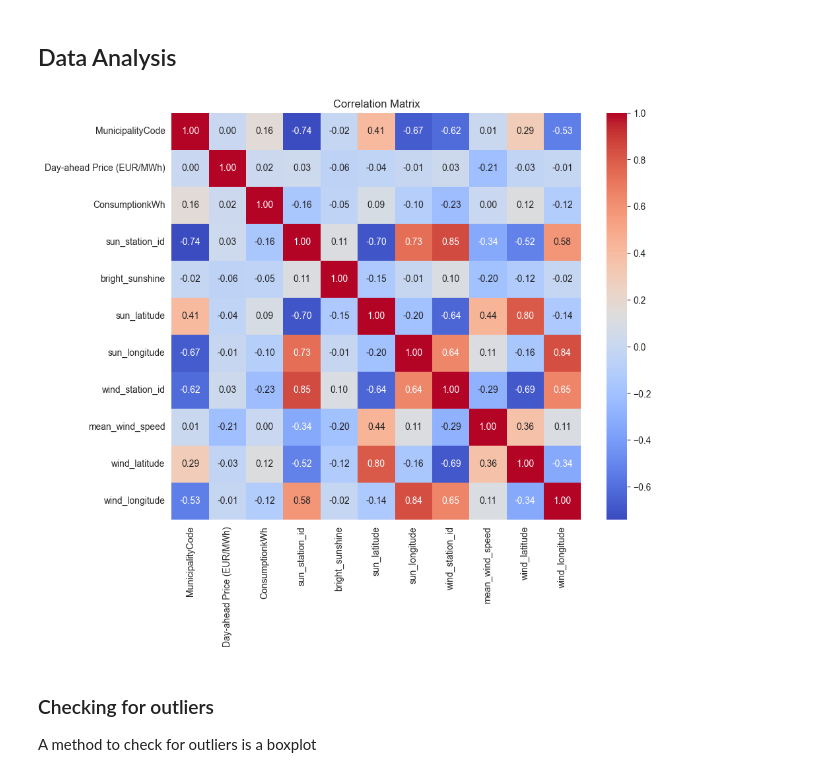
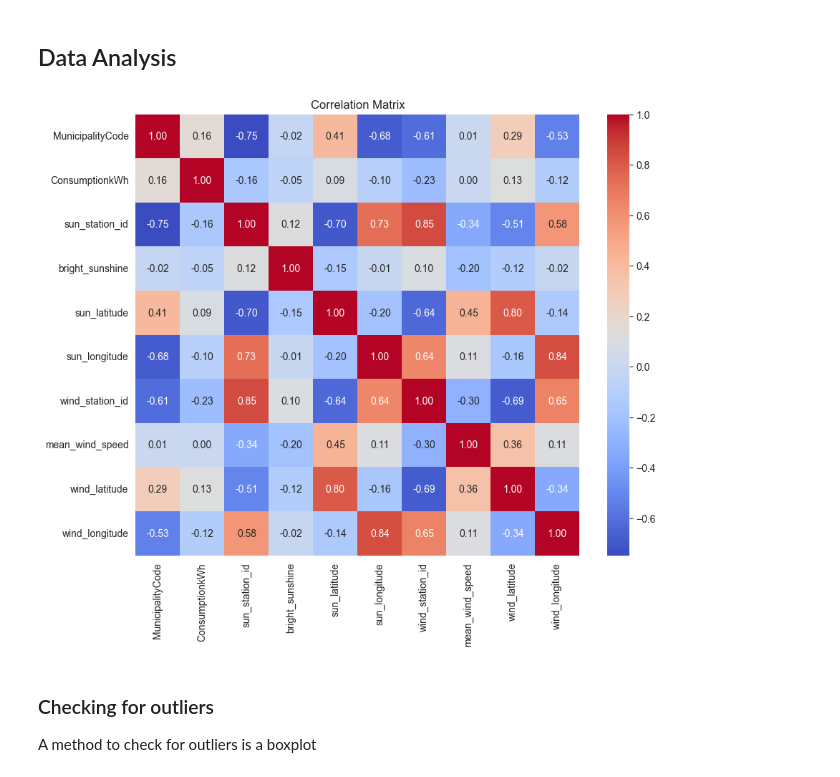
Before and after one commit to The-European-Avengers/BigDataProject, a Jupyter notebook: price_prediction.ipynb, the cells around one changed output. Cells and saved outputs as stored; diff of their text form; code cells hidden in the pictures.

Commit message:
Removed DayAheadPrices

```diff
--- a/price_prediction.ipynb
+++ b/price_prediction.ipynb
@@ -208,7 +194,7 @@ display(wind)
 ## Data Analysis
 # %%
 # Normalize datetimes
-day_ahead = normalize_datetime(day_ahead, 'MTU (UTC)')
+# day_ahead = normalize_datetime(day_ahead, 'MTU (UTC)')
 consumption = normalize_datetime(consumption, 'TimeUTC')
 sunlight = normalize_datetime(sunlight, 'timeObserved')
 wind = normalize_datetime(wind, 'timeObserved')
@@ -224,7 +210,7 @@ consumption = (
     })
 )
 
-dfs = [day_ahead, consumption, sunlight, wind]
+dfs = [consumption, sunlight, wind]
 
 # Make sure datetime is uniform
 for i in range(len(dfs)):
@@ -232,35 +218,35 @@ for i in range(len(dfs)):
 
     # Ensure all required columns exist
     for col in ["CalculatedDKArea", "MunicipalityCode"]:
         if col not in dfs[i].columns:
             dfs[i][col] = None  # or a sensible default
     dfs[i] = dfs[i].set_index(["datetime", "CalculatedDKArea", "MunicipalityCode"])
 
 # Outer-join all datasets by aligning on the MultiIndex
 merged = dfs[0]
 for dataframe in dfs[1:]:
     merged = merged.join(dataframe, how="outer", rsuffix="_other")
 
 # Bring keys back as columns
 merged = merged.reset_index()
 
 # Fill missing data if needed
 merged = merged.ffill()
 
 # Fill NaN values and remove some NaN rows
 merged['bright_sunshine'] = merged['bright_sunshine'].fillna(0).astype("float64")
-merged = merged.dropna(subset=['mean_wind_speed', 'ConsumptionkWh', 'Day-ahead Price (EUR/MWh)'])
+merged = merged.dropna(subset=['mean_wind_speed', 'ConsumptionkWh'])
 
 # Calculate correlation matrix only on numeric columns
 correlation_matrix = merged.select_dtypes(include="number").corr()
 
 # Plot heatmap
 plt.figure(figsize=(10, 8))
 sns.heatmap(correlation_matrix, annot=True, fmt=".2f", cmap="coolwarm", cbar=True)
 plt.title("Correlation Matrix")
 plt.show()
 # %% [output]
-[figure, old version]
+[figure, new version]
 # %% [markdown]
 ### Checking for outliers
 A method to check for outliers is a boxplot
```
Also changed, not shown: parts of 2 cells of this notebook, 3 other files.
